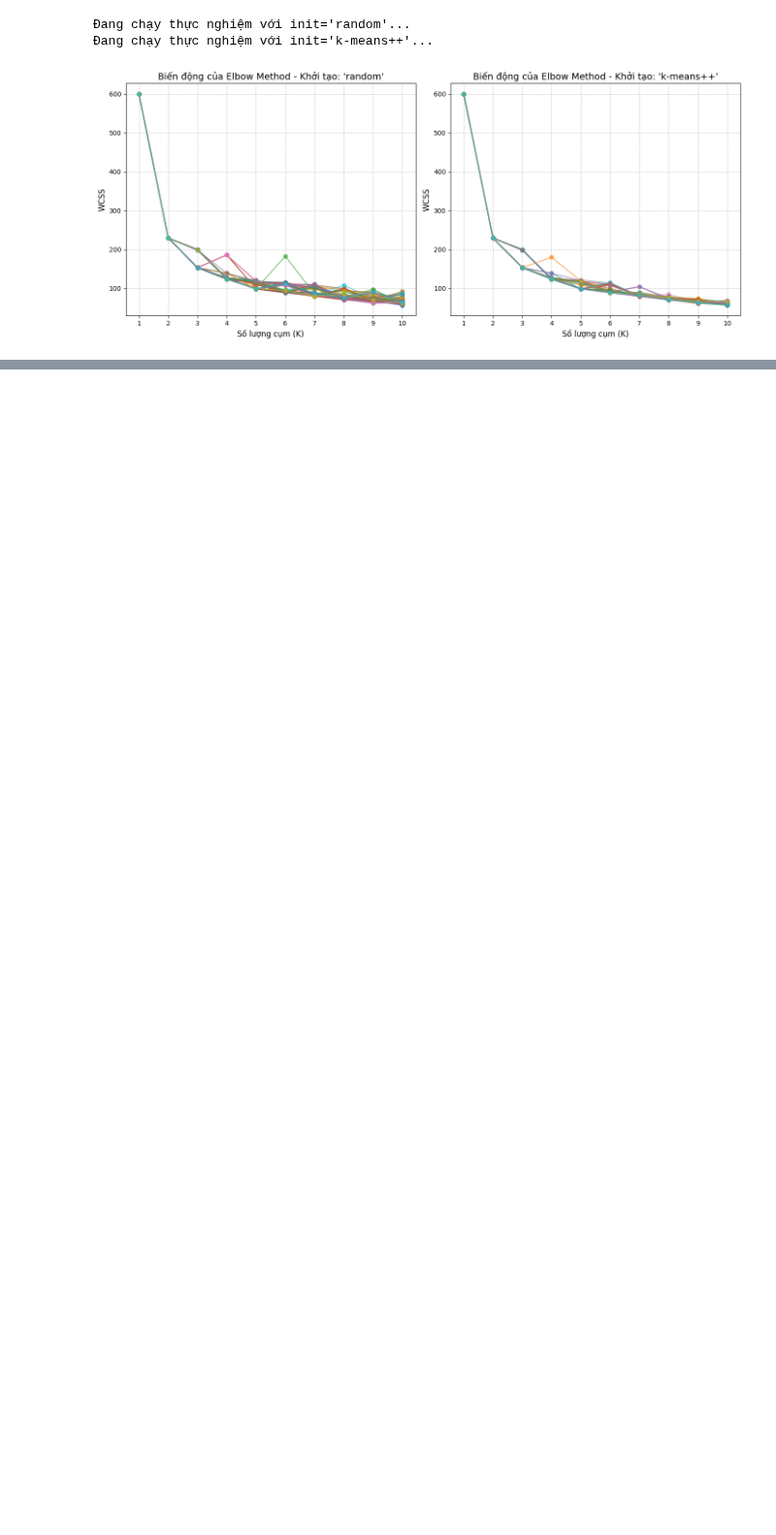
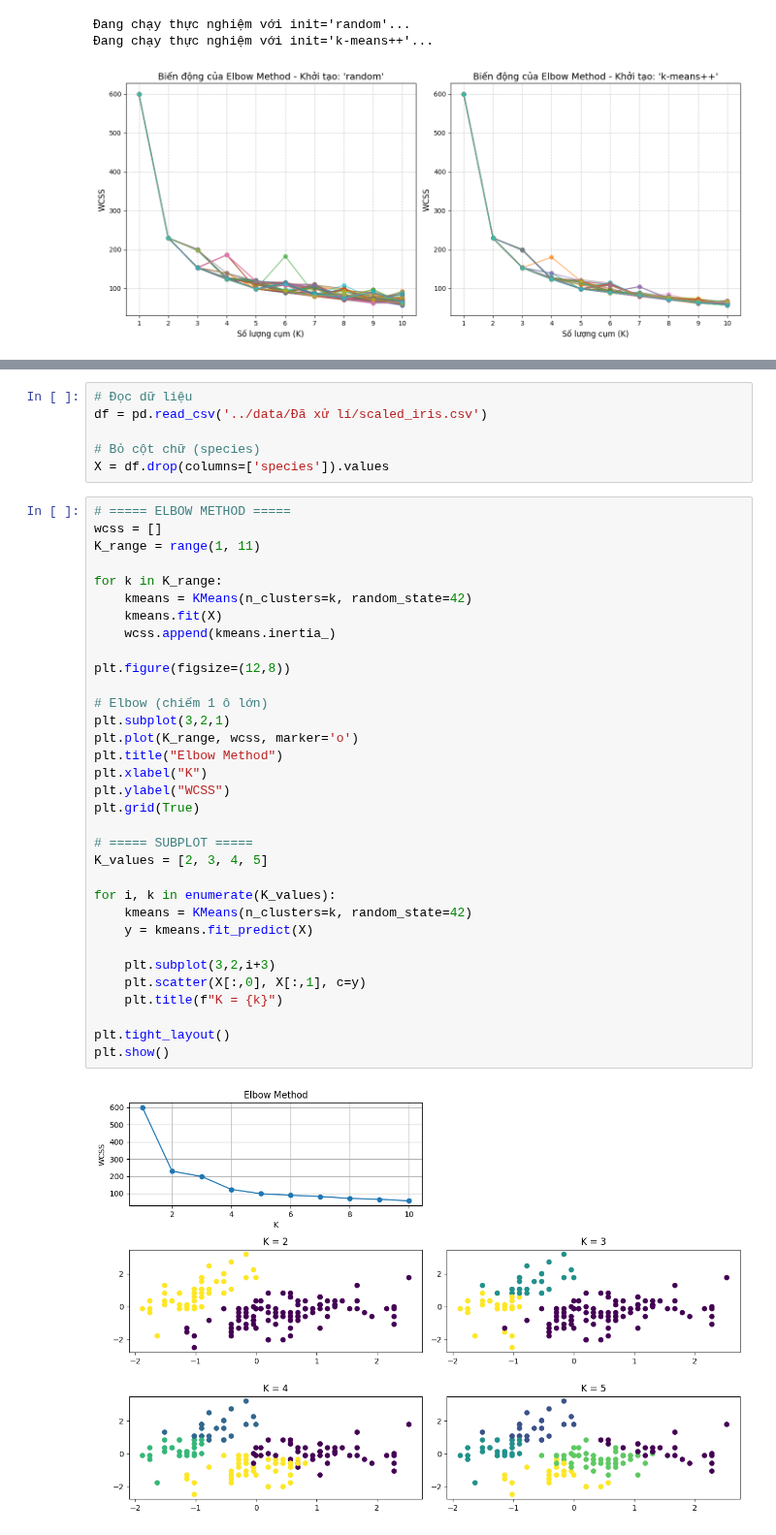
Before and after one commit to Tthanh2k6/KNN, a Jupyter notebook: NoteBook/02_elbow_method_analysis.ipynb, the cells around one changed output, grey strips where cells are left out. Shown at 97% size. Saved outputs shown, nothing was run; the diff lists cells and outputs as text; blank space fills up the shorter version.

Commit message:
Fix layout + complete TV6

```diff
--- a/NoteBook/02_elbow_method_analysis.ipynb
+++ b/NoteBook/02_elbow_method_analysis.ipynb
@@ -59,0 +64,41 @@ plt.show()
+# %%
+# Đọc dữ liệu
+df = pd.read_csv('../data/Đã xử lí/scaled_iris.csv')
+
+# Bỏ cột chữ (species)
+X = df.drop(columns=['species']).values
+# %%
+# ===== ELBOW METHOD =====
+wcss = []
+K_range = range(1, 11)
+
+for k in K_range:
+    kmeans = KMeans(n_clusters=k, random_state=42)
+    kmeans.fit(X)
+    wcss.append(kmeans.inertia_)
+
+plt.figure(figsize=(12,8))
+
+# Elbow (chiếm 1 ô lớn)
+plt.subplot(3,2,1)
+plt.plot(K_range, wcss, marker='o')
+plt.title("Elbow Method")
+plt.xlabel("K")
+plt.ylabel("WCSS")
+plt.grid(True)
+
+# ===== SUBPLOT =====
+K_values = [2, 3, 4, 5]
+
+for i, k in enumerate(K_values):
+    kmeans = KMeans(n_clusters=k, random_state=42)
+    y = kmeans.fit_predict(X)
+
+    plt.subplot(3,2,i+3)
+    plt.scatter(X[:,0], X[:,1], c=y)
+    plt.title(f"K = {k}")
+
+plt.tight_layout()
+plt.show()
+# %% [output]
+[figure, added]
```
Also changed, not shown: parts of 2 cells of this notebook.
